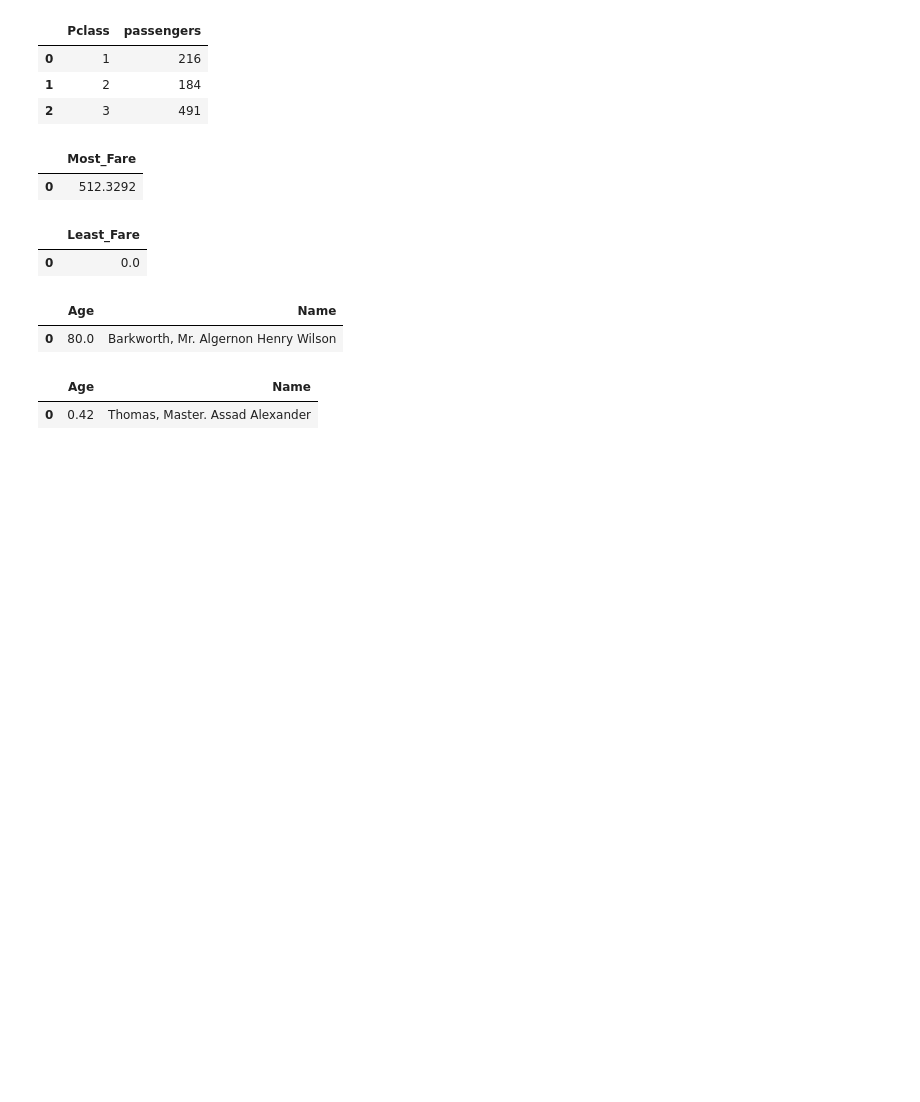
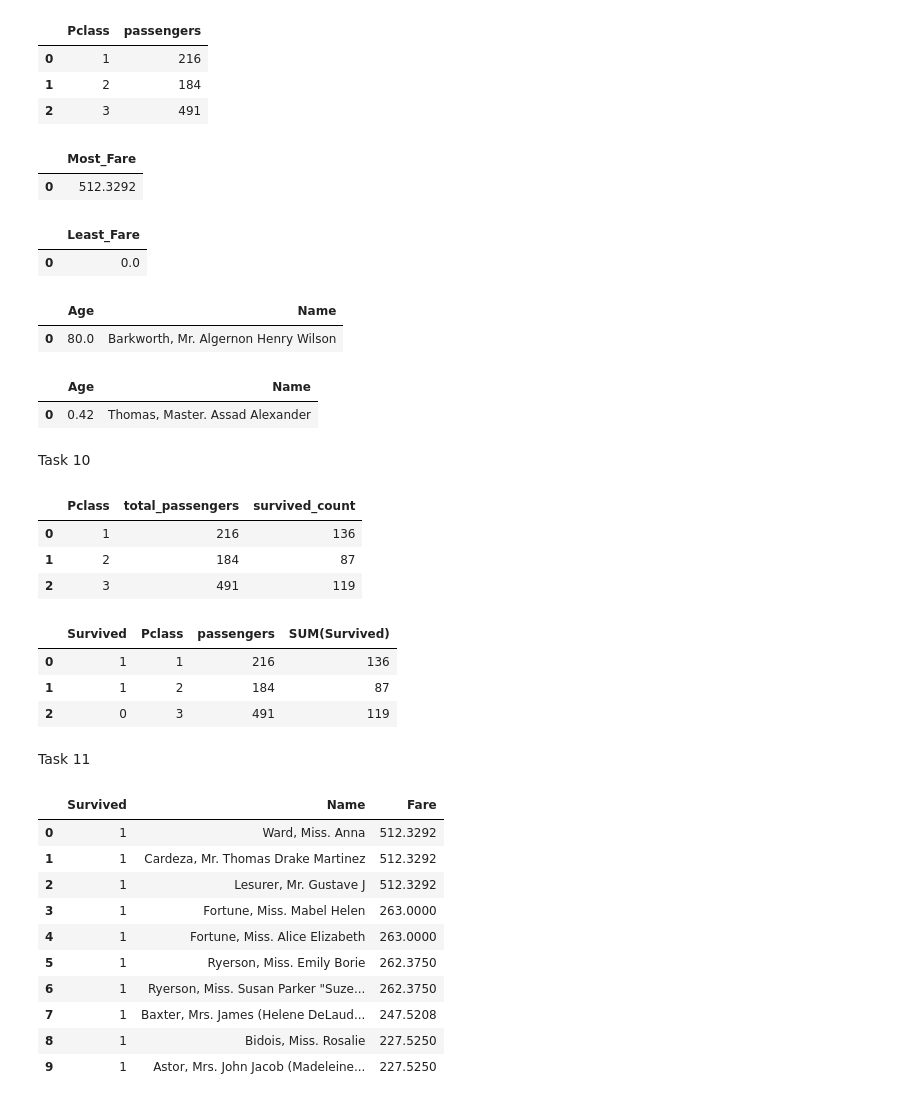
Before and after one commit to byambaa1982/python_cources_for_beginers, a Jupyter notebook: titanic_data_analysis/basic_sql.ipynb, the cells around one changed output. Cells and saved outputs as stored; diff of their text form; code cells hidden in the pictures; blank space fills up the shorter version.

```diff
--- a/titanic_data_analysis/basic_sql.ipynb
+++ b/titanic_data_analysis/basic_sql.ipynb
@@ -246,3 +246,52 @@ df
 # %% [output]
 |  | Age | Name |
 | 0 | 0.42 | Thomas, Master. Assad Alexander |
+# %% [markdown]
+Task 10
+# %%
+query = '''
+SELECT Pclass, COUNT(*) AS total_passengers, SUM(Survived) AS survived_count FROM titanic GROUP BY Pclass
+'''
+df = pd.read_sql(query, conn)
+
+df
+# %% [output]
+|  | Pclass | total_passengers | survived_count |
+| 0 | 1 | 216 | 136 |
+| 1 | 2 | 184 | 87 |
+| 2 | 3 | 491 | 119 |
+# %%
+query = '''
+select Survived, Pclass, count(*) passengers, SUM(Survived) from titanic group by Pclass
+'''
+df = pd.read_sql(query, conn)
+
+df['Survived'].mean()
+
+df
+# %% [output]
+|  | Survived | Pclass | passengers | SUM(Survived) |
+| 0 | 1 | 1 | 216 | 136 |
+| 1 | 1 | 2 | 184 | 87 |
+| 2 | 0 | 3 | 491 | 119 |
+# %% [markdown]
+Task 11
+# %%
+query = '''
+select Survived, Name, Fare from titanic where Survived = 1 order by fare desc limit 10
+'''
+df = pd.read_sql(query, conn)
+
+df
+# %% [output]
+|  | Survived | Name | Fare |
+| 0 | 1 | Ward, Miss. Anna | 512.3292 |
+| 1 | 1 | Cardeza, Mr. Thomas Drake Martinez | 512.3292 |
+| 2 | 1 | Lesurer, Mr. Gustave J | 512.3292 |
+| 3 | 1 | Fortune, Miss. Mabel Helen | 263.0000 |
+| 4 | 1 | Fortune, Miss. Alice Elizabeth | 263.0000 |
+| 5 | 1 | Ryerson, Miss. Emily Borie | 262.3750 |
+| 6 | 1 | Ryerson, Miss. Susan Parker "Suze... | 262.3750 |
+| 7 | 1 | Baxter, Mrs. James (Helene DeLaud... | 247.5208 |
+| 8 | 1 | Bidois, Miss. Rosalie | 227.5250 |
+| 9 | 1 | Astor, Mrs. John Jacob (Madeleine... | 227.5250 |
```
